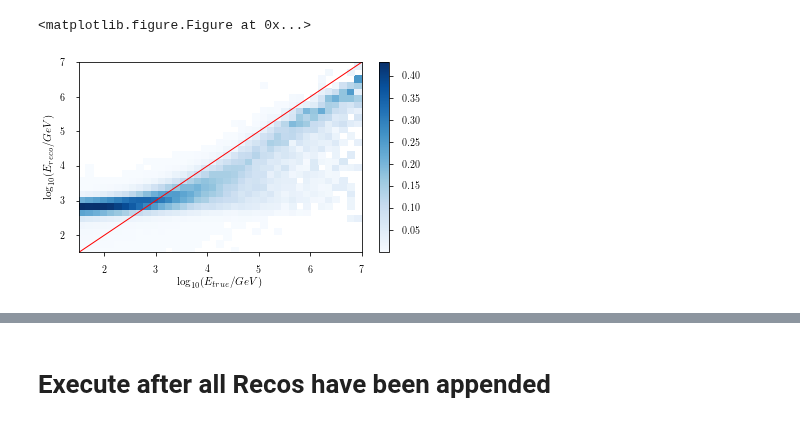
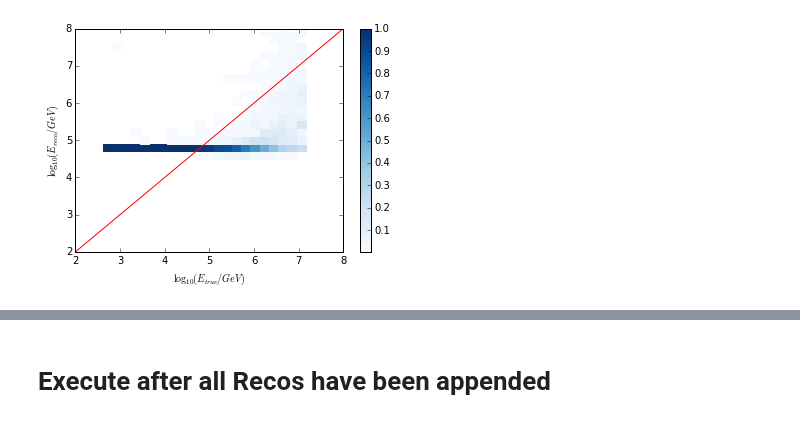
Before and after one commit to tglauch/DeepIceLearning, a Jupyter notebook: Notebooks/Evaluate_Model.ipynb, the cells around one changed output, grey strips where cells are left out. Cells and saved outputs as stored; diff of their text form; code cells hidden in the pictures.

```diff
--- a/Notebooks/Evaluate_Model.ipynb
+++ b/Notebooks/Evaluate_Model.ipynb
@@ -13,8 +14,8 @@ import math
 # %%
-basepath = '/Users/theoglauch/slimfast/NN_Reco/train_hist/2017-08-19/charge_time_large_NN'
-plot_data = np.load(os.path.join(basepath, 'test_res.npy'))
-xbins = np.linspace(1.5,7,40)
-ybins = np.linspace(0,9,50)
+basepath = '/data/user/jstettner/DeepIce/trainData/testDiffuseMini/2017-08-25-12-45-40/'
+plot_data = pd.DataFrame(np.load(os.path.join(basepath, 'test_res.npy')))
+xbins = np.linspace(2,8,30)
+ybins = np.linspace(2,8,30)
 resolution=[]
 binmids_x = [(xbins[i+1]+xbins[i])/2 for i in range(len(xbins)-1)]
 binmids_y = [(ybins[i+1]+ybins[i])/2 for i in range(len(ybins)-1)]
@@ -26,0 +22,7 @@ which = 0
+# %%
+RECO = "DeepIce_testMini"
+# %%
+x = np.log10(plot_data['energy_truth'].values)
+y_temp = plot_data['energy'].values
+y = y_temp.copy()
+y[y_temp<=0.] = np.nan
@@ -42,28 +46,27 @@ plt.show()
 # %%
 H, xedges, yedges = np.histogram2d(x,
-                                   y[which],
+                                   y,
                                    bins=(xbins, ybins))
-H=np.array([np.array(i)/np.sum(i) if np.sum(i)!= 0 else np.zeros(len(i)) for i in H ])
+H = np.array([np.array(i)/np.sum(i) if np.sum(i)!= 0 else np.zeros(len(i)) for i in H ])
 H = H.T  # Let each row list bins with common y range.
-fig, ax = newfig(0.9)
+fig, ax = plt.subplots()
 X, Y = np.meshgrid(xedges, yedges)
 ax.plot(xbins,
         xbins,
         color='red')
 
-plot_H= np.ma.array(H)
+plot_H = np.ma.array(H)
 plot_H.mask = (plot_H == 0) | (plot_H>1.0)
 cbar = ax.pcolormesh(X, Y, plot_H, cmap=plt.get_cmap('Blues'))
 plt.colorbar(cbar)
 ax.set_xlabel(r'$\log_{10}(E_{true}/GeV)$')
 ax.set_ylabel(r'$\log_{10}(E_{reco}/GeV)$')
-ax.set_ylim(1.5,7)
-ax.set_xlim(1.5,7)
-plt.savefig('{}_PDF.png'.format(save_names[which]), dpi=300)
+#ax.set_ylim(1.5,7)
+#ax.set_xlim(1.5,7)
+plt.savefig('plots/{}_PDF.png'.format(RECO), dpi=300)
 plt.show()
 # %% [output]
-<matplotlib.figure.Figure at 0x...>
-[figure, old version]
+[figure, new version]
 # %%
 temp_resolution = []
 for i, binmid in enumerate(binmids_x):
```
Also changed, not shown: parts of 6 cells of this notebook, 7 other files.
